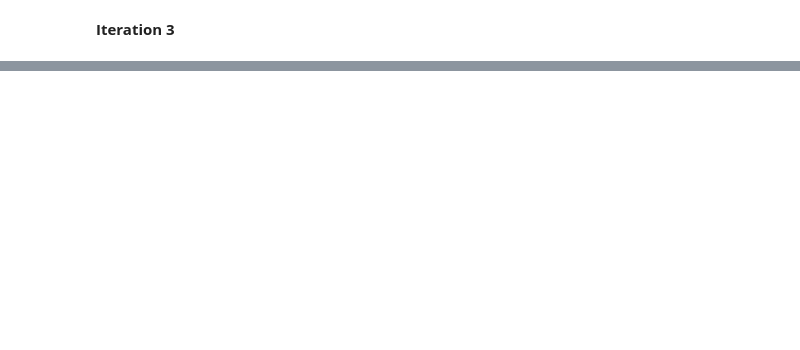
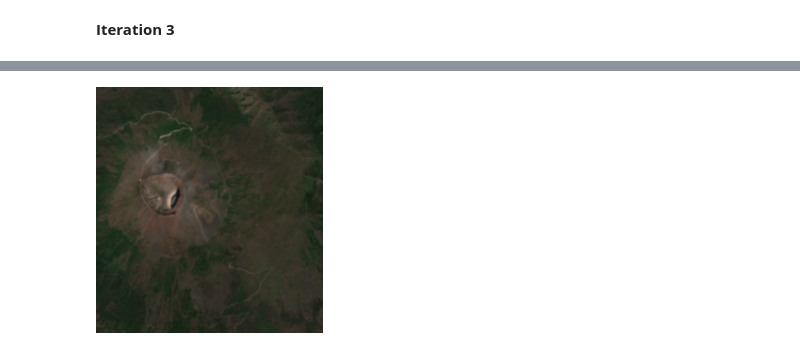
Before and after one commit to cfortunylombra/AI4EO-ReinforcementLearning, a Jupyter notebook: A2RL-main.ipynb, the cells around one changed output, grey strips where cells are left out. Saved outputs shown, nothing was run; the diff lists cells and outputs as text; code cells hidden in the pictures; blank space fills up the shorter version.

```diff
--- a/A2RL-main.ipynb
+++ b/A2RL-main.ipynb
@@ -391,0 +346,4 @@ display(Image(filename='test_images/GreekIsland07-27-2018-3.png'))
+# %%
+display(Image(filename='test_images/Vesuvius02-07-2019-2.png'))
+# %% [output]
+[figure, added]
```
Also changed, not shown: parts of 37 cells of this notebook, 14 other files.
